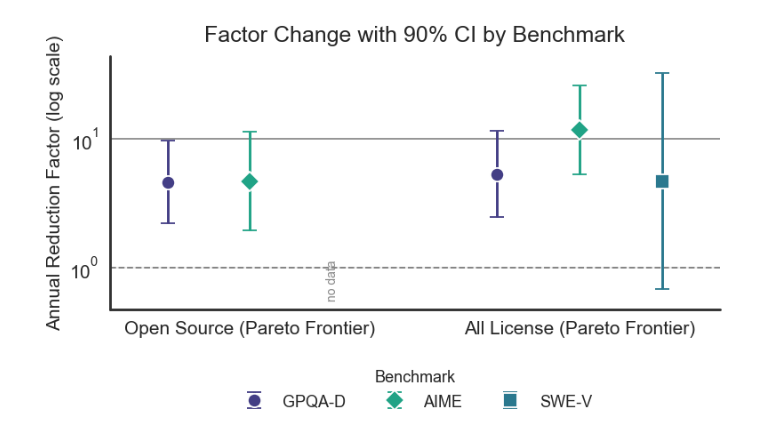
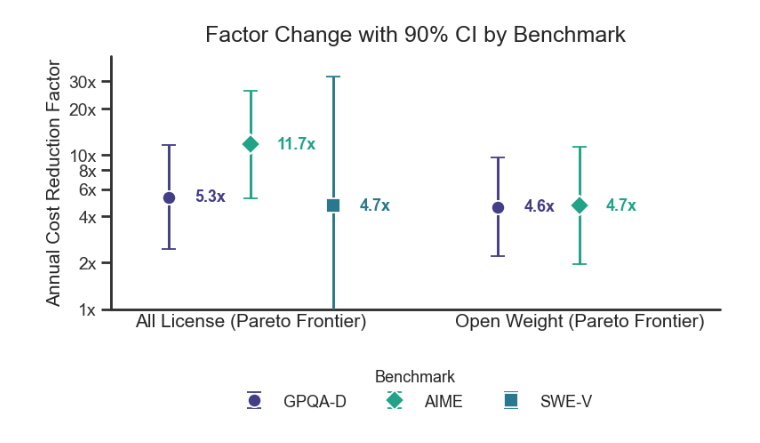
Before and after one commit to hansgundlach/Algorithmic_Progress_Inference, a Jupyter notebook: table_as_graph.ipynb, the cells around one changed output. Drawn from its saved outputs; the diff is of its cells as text; code cells hidden in the pictures.

```diff
--- a/table_as_graph.ipynb
+++ b/table_as_graph.ipynb
@@ -152,7 +152,7 @@ sns.set_theme(style="whitegrid", context="notebook", font_scale=1.2, rc={"axes.t
 # Data (from your table)
 # -----------------------------
 data = {
-    "Open Source (Pareto Frontier)": {
+    "Open Weight (Pareto Frontier)": {
         "GPQA-D": {"factor": 4.602, "ci": (2.195, 9.648)},
         "AIME": {"factor": 4.680, "ci": (1.943, 11.273)},
         "SWE-V": {"factor": None, "ci": None},  # CI is nan
@@ -165,7 +165,7 @@ data = {
 }
 
 benchmarks = ["GPQA-D", "AIME", "SWE-V"]
-areas = ["Open Source (Pareto Frontier)", "All License (Pareto Frontier)"]
+areas = ["All License (Pareto Frontier)", "Open Weight (Pareto Frontier)"]
 
 # Viridis color map (with mid/greenish yellow for better visibility)
 viridis = colormaps['viridis']
@@ -196,7 +196,7 @@ for area in areas:
                 vals += [lo, f, hi]
 if not vals:
     vals = [1e-2, 1e2]
-ymin = max(min(vals) * 0.7, 1e-6)
+ymin = 1.0
 ymax = max(vals) * 1.36
 
 # Plot
@@ -211,7 +211,8 @@ for i, area in enumerate(areas):
             continue
         e = data[area][b]
         if e["factor"] is None or e["ci"] is None:
-            ax.text(x, ymin*1.15, "no data", ha="center", va="bottom", rotation=90, fontsize=10, color='#888')
+            # don't remove this when I comment it out I might want it later
+            # ax.text(x, ymin*1.15, "no data", ha="center", va="bottom", rotation=90, fontsize=20, color='#888')
             continue
         factor = e["factor"]
         lo, hi = e["ci"]
@@ -232,25 +233,24 @@ for i, area in enumerate(areas):
             zorder=3
         )
 
+        # Add text label next to each point showing the factor
+        ax.text(x + 0.08, factor, f'{factor:.1f}x',
+                ha='left', va='center', fontsize=13,
+                color=colors[b], fontweight='bold')
+
 # Axes formatting and styling
 ax.set_yscale("log")
 ax.set_ylim(ymin, ymax)
 ax.set_xticks(area_positions)
 ax.set_xticklabels(areas, fontsize=15)
-ax.set_ylabel("Annual Reduction Factor (log scale)")
+ax.set_ylabel("Annual Cost Reduction Factor")
 ax.set_title("Factor Change with 90% CI by Benchmark", pad=12)
+
+# Set custom y-axis ticks including 1x
+ax.set_yticks([1, 2, 4, 6, 8, 10, 20, 30])
+ax.set_yticklabels(['1x', '2x', '4x', '6x', '8x', '10x', '20x', '30x'])
 for label in ax.get_yticklabels():
-    label.set_fontsize(15)
-
-# Reference line at 1
-ax.axhline(1.0, linestyle="--", linewidth=1.3, alpha=0.84, zorder=1, color="#666")
-
-# Make the 10^1 (y=10) grid line a little darker (not a lot)
-# We'll loop over the y grid lines and find the line at y=10
-yticks = ax.get_yticks()
-for y in yticks:
-    if np.isclose(y, 10):
-        ax.axhline(y, linestyle="-", linewidth=1.3, alpha=0.60, zorder=1, color="#4d4d4d")
+    label.set_fontsize(14)
 
 # Tight xlims with padding
 pad = within_gap * 1.7
@@ -262,34 +262,37 @@ uniq = dict(zip(labels, handles))
 ax.legend(
     uniq.values(),
     uniq.keys(),
     title="Benchmark",
     frameon=False,
     loc="upper center",
     bbox_to_anchor=(0.5, -0.17),
     ncol=len(benchmarks),
     fancybox=True,
     fontsize=13,
     title_fontsize=13,
     borderaxespad=0.7
 )
 
 # Outline the axes: make the left and bottom spines visible and bold, hide the rest
 for spine_name, spine in ax.spines.items():
     if spine_name in ("left", "bottom"):
         spine.set_visible(True)
         spine.set_linewidth(2.1)
         spine.set_color("#333")
         spine.set_capstyle('round')
     else:
         spine.set_visible(False)
 
-# Major Y grid lines, clean
-ax.grid(axis="y", which="major", color="#e5e5e5", linewidth=1.1, alpha=0.85, zorder=0)
-ax.grid(axis="x", which="both", linewidth=0)  # No vertical grid
+# No grid lines
+ax.grid(False)
+
+# Add horizontal tick marks on y-axis at each tick level
+ax.tick_params(axis='y', which='major', length=8, width=2, direction='out', colors='#333', left=True)
+ax.tick_params(axis='x', which='major', length=0)
 
 ax.set_axisbelow(True)
 fig.tight_layout()
 fig.savefig("figures/growth_rates.png", dpi=150, bbox_inches="tight")
 plt.show()
 # %% [output]
-[figure, old version]
+[figure, new version]
```
Also changed, not shown: 4 other files.
